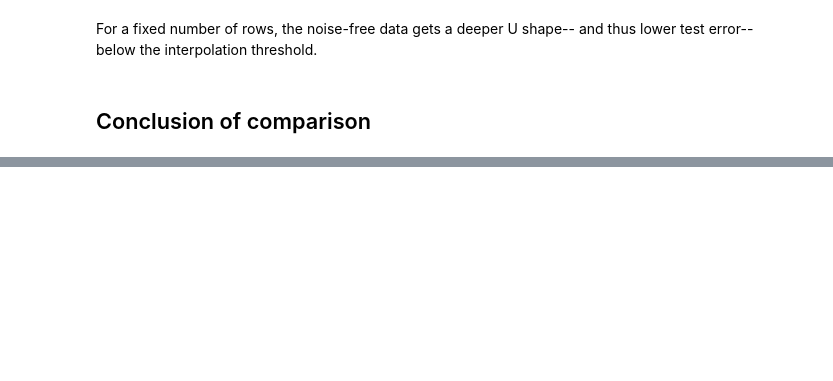
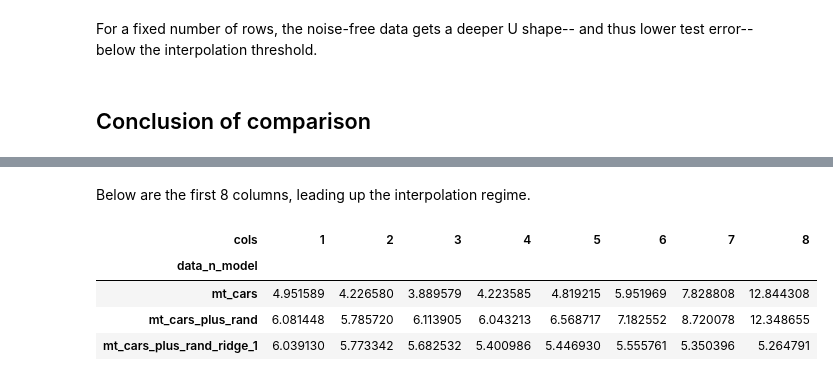
Before and after one commit to jeanimal/double_descent_dar, a Jupyter notebook: double_descent_mtcars_reg.ipynb, the cells around one changed output, grey strips where cells are left out. Saved outputs shown, nothing was run; the diff lists cells and outputs as text; code cells hidden in the pictures; blank space fills up the shorter version.

```diff
--- a/double_descent_mtcars_reg.ipynb
+++ b/double_descent_mtcars_reg.ipynb
@@ -439,0 +484,12 @@ All this theory is nice, but some readers just want to know what to do.
+# %%
+pivoted_df = df.pivot(index='data_n_model', columns='cols', values='mean test error')
+# %% [markdown]
+Below are the first 8 columns, leading up the interpolation regime.
+# %%
+pivoted_df.iloc[:,0:8]
+# %% [output]
+| cols | 1 | 2 | 3 | 4 | 5 | 6 | 7 | 8 |
+| data_n_model |  |  |  |  |  |  |  |  |
+| mt_cars | 4.951589 | 4.226580 | 3.889579 | 4.223585 | 4.819215 | 5.951969 | 7.828808 | 12.844308 |
+| mt_cars_plus_rand | 6.081448 | 5.785720 | 6.113905 | 6.043213 | 6.568717 | 7.182552 | 8.720078 | 12.348655 |
+| mt_cars_plus_rand_ridge_1 | 6.039130 | 5.773342 | 5.682532 | 5.400986 | 5.446930 | 5.555761 | 5.350396 | 5.264791 |
```
Also changed, not shown: parts of 24 cells of this notebook.
